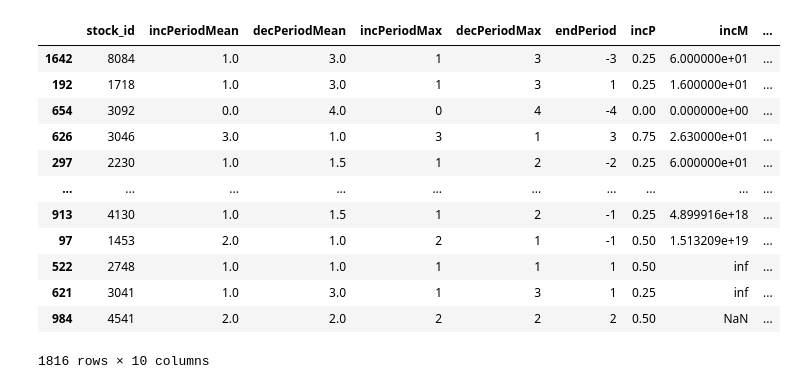
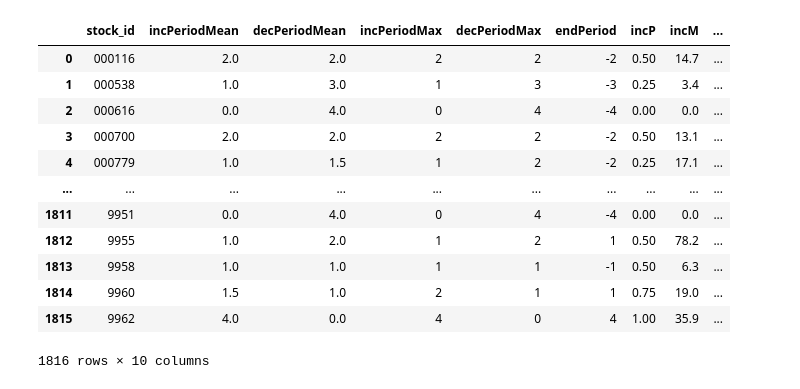
Before and after one commit to pkh-forresthsia/beTrue, a Jupyter notebook: test1.ipynb, the cells around one changed output. Saved outputs shown, nothing was run; the diff lists cells and outputs as text; code cells hidden in the pictures.

```diff
--- a/test1.ipynb
+++ b/test1.ipynb
@@ -12,16 +25,16 @@ See the caveats in the documentation: https://pandas.pydata.org/pandas-docs/stab
 # %%
-periodAnalysis1.sort_values(by=['growth'])
+periodAnalysis1
 # %% [output]
 |  | stock_id | incPeriodMean | decPeriodMean | incPeriodMax | decPeriodMax | endPeriod | incP | incM | ... |
-| 1642 | 8084 | 1.0 | 3.0 | 1 | 3 | -3 | 0.25 | 6.000000e+01 | ... |
-| 192 | 1718 | 1.0 | 3.0 | 1 | 3 | 1 | 0.25 | 1.600000e+01 | ... |
-| 654 | 3092 | 0.0 | 4.0 | 0 | 4 | -4 | 0.00 | 0.000000e+00 | ... |
-| 626 | 3046 | 3.0 | 1.0 | 3 | 1 | 3 | 0.75 | 2.630000e+01 | ... |
-| 297 | 2230 | 1.0 | 1.5 | 1 | 2 | -2 | 0.25 | 6.000000e+01 | ... |
+| 0 | 000116 | 2.0 | 2.0 | 2 | 2 | -2 | 0.50 | 14.7 | ... |
+| 1 | 000538 | 1.0 | 3.0 | 1 | 3 | -3 | 0.25 | 3.4 | ... |
+| 2 | 000616 | 0.0 | 4.0 | 0 | 4 | -4 | 0.00 | 0.0 | ... |
+| 3 | 000700 | 2.0 | 2.0 | 2 | 2 | -2 | 0.50 | 13.1 | ... |
+| 4 | 000779 | 1.0 | 1.5 | 1 | 2 | -2 | 0.25 | 17.1 | ... |
 | ... | ... | ... | ... | ... | ... | ... | ... | ... | ... |
-| 913 | 4130 | 1.0 | 1.5 | 1 | 2 | -1 | 0.25 | 4.899916e+18 | ... |
-| 97 | 1453 | 2.0 | 1.0 | 2 | 1 | -1 | 0.50 | 1.513209e+19 | ... |
-| 522 | 2748 | 1.0 | 1.0 | 1 | 1 | 1 | 0.50 | inf | ... |
-| 621 | 3041 | 1.0 | 3.0 | 1 | 3 | 1 | 0.25 | inf | ... |
-| 984 | 4541 | 2.0 | 2.0 | 2 | 2 | 2 | 0.50 | NaN | ... |
+| 1811 | 9951 | 0.0 | 4.0 | 0 | 4 | -4 | 0.00 | 0.0 | ... |
+| 1812 | 9955 | 1.0 | 2.0 | 1 | 2 | 1 | 0.50 | 78.2 | ... |
+| 1813 | 9958 | 1.0 | 1.0 | 1 | 1 | -1 | 0.50 | 6.3 | ... |
+| 1814 | 9960 | 1.5 | 1.0 | 2 | 1 | 1 | 0.75 | 19.0 | ... |
+| 1815 | 9962 | 4.0 | 0.0 | 4 | 0 | 4 | 1.00 | 35.9 | ... |
 1816 rows × 10 columns
```
Also changed, not shown: parts of 3 cells of this notebook.
